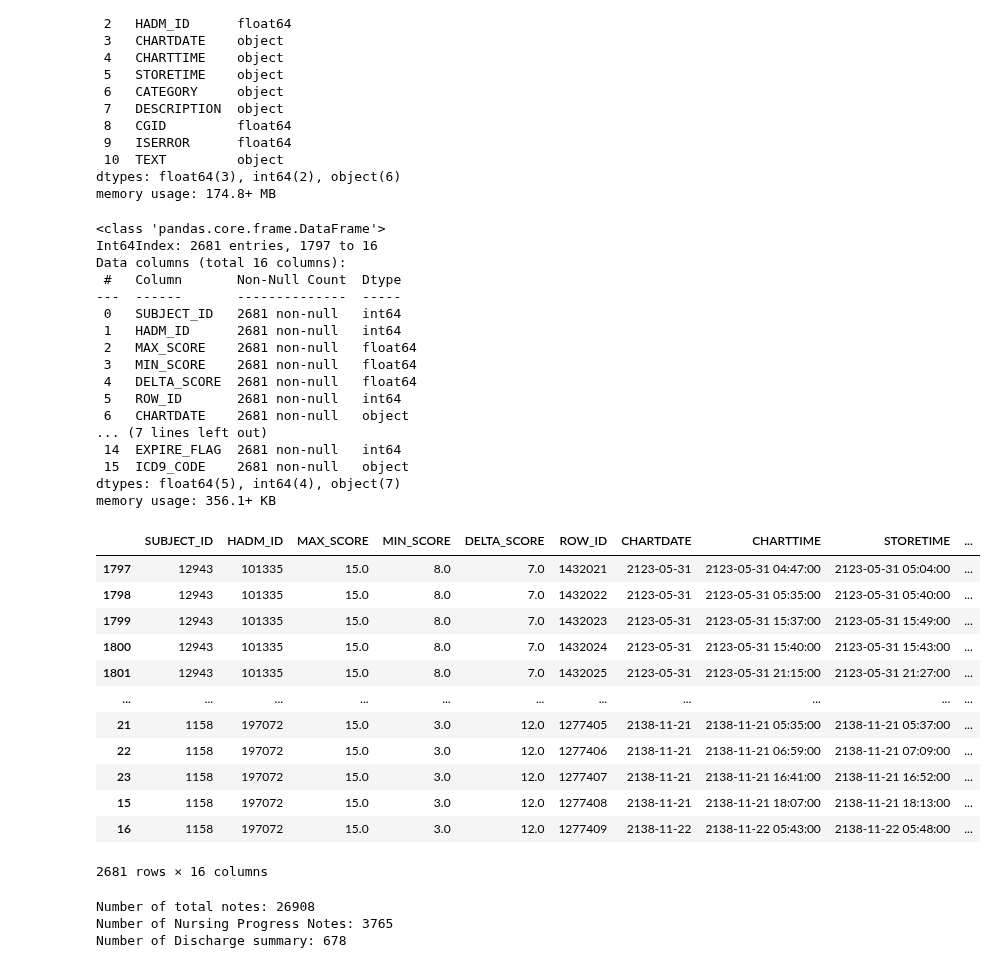
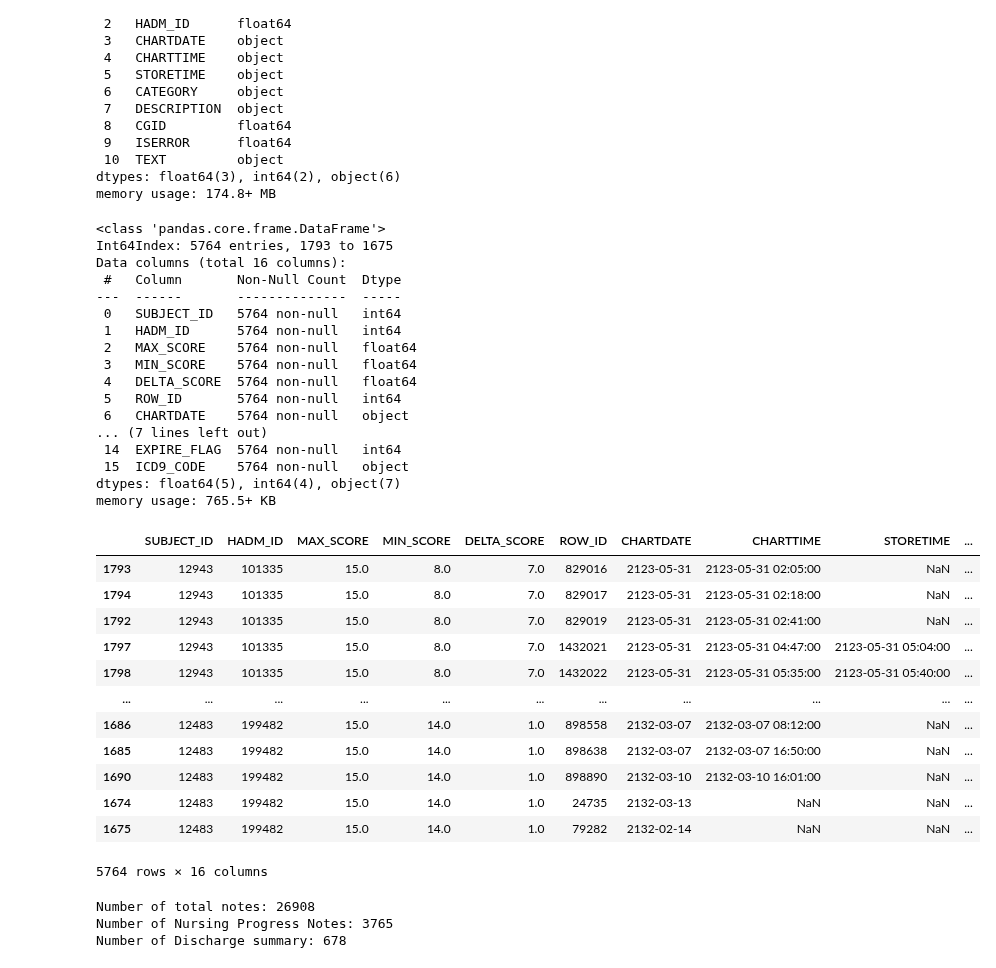
Before and after one commit to tanoManzo/mimic_trajectories, a Jupyter notebook: MIMIC_TRAJECTORY_embeddings_04_01_collect_data.ipynb, the cells around one changed output. Cells and saved outputs as stored; diff of their text form; code cells hidden in the pictures.

```diff
--- a/MIMIC_TRAJECTORY_embeddings_04_01_collect_data.ipynb
+++ b/MIMIC_TRAJECTORY_embeddings_04_01_collect_data.ipynb
@@ -265,42 +265,44 @@ memory usage: 174.8+ MB
 # %%
 df_notes_icd8xx_tsicu_gcs_scores = df_patients_icd8xx_tsicu_gcs_scores.merge(df_note_events, on=['SUBJECT_ID','HADM_ID'], how='inner')
 df_notes_icd8xx_tsicu_gcs_scores = df_notes_icd8xx_tsicu_gcs_scores.merge(df_patients[['SUBJECT_ID', 'EXPIRE_FLAG']], on=['SUBJECT_ID'], how='inner')
 df_notes_icd8xx_tsicu_gcs_scores = df_notes_icd8xx_tsicu_gcs_scores.merge(df_8xx_tsicu[['SUBJECT_ID', 'ICD9_CODE','HADM_ID']], on=['SUBJECT_ID','HADM_ID'], how='inner')
 df_notes_icd8xx_tsicu_gcs_scores = df_notes_icd8xx_tsicu_gcs_scores[df_notes_icd8xx_tsicu_gcs_scores['CATEGORY']=='Nursing/other']
-df_notes_icd8xx_tsicu_gcs_scores = df_notes_icd8xx_tsicu_gcs_scores[df_notes_icd8xx_tsicu_gcs_scores['DELTA_SCORE'] > 5.0]
+#df_notes_icd8xx_tsicu_gcs_scores = df_notes_icd8xx_tsicu_gcs_scores[df_notes_icd8xx_tsicu_gcs_scores['DELTA_SCORE'] > 5.0]
 #df_notes_icd8xx_tsicu_gcs_scores = df_notes_icd8xx_tsicu_gcs_scores[df_notes_icd8xx_tsicu_gcs_scores['EXPIRE_FLAG'] == 1] # for testing
 #df_notes_icd8xx_tsicu_gcs_scores = df_notes_icd8xx_tsicu_gcs_scores[df_notes_icd8xx_tsicu_gcs_scores['HADM_ID'] == 108474] # for testing
 df_notes_icd8xx_tsicu_gcs_scores = df_notes_icd8xx_tsicu_gcs_scores.sort_values(by=['HADM_ID','CHARTTIME'])
+#df_notes_icd8xx_tsicu_gcs_scores = df_notes_icd8xx_tsicu_gcs_scores[df_notes_icd8xx_tsicu_gcs_scores['TEXT'].str.lower().str.contains('social')]
+
 df_notes_icd8xx_tsicu_gcs_scores.info()
 df_notes_icd8xx_tsicu_gcs_scores
 # %% [output]
 <class 'pandas.core.frame.DataFrame'>
-Int64Index: 2681 entries, 1797 to 16
+Int64Index: 5764 entries, 1793 to 1675
 Data columns (total 16 columns):
  #   Column       Non-Null Count  Dtype
 ---  ------       --------------  -----
- 0   SUBJECT_ID   2681 non-null   int64
- 1   HADM_ID      2681 non-null   int64
- 2   MAX_SCORE    2681 non-null   float64
- 3   MIN_SCORE    2681 non-null   float64
- 4   DELTA_SCORE  2681 non-null   float64
- 5   ROW_ID       2681 non-null   int64
- 6   CHARTDATE    2681 non-null   object
+ 0   SUBJECT_ID   5764 non-null   int64
+ 1   HADM_ID      5764 non-null   int64
+ 2   MAX_SCORE    5764 non-null   float64
+ 3   MIN_SCORE    5764 non-null   float64
+ 4   DELTA_SCORE  5764 non-null   float64
+ 5   ROW_ID       5764 non-null   int64
+ 6   CHARTDATE    5764 non-null   object
 ... (7 lines left out)
- 14  EXPIRE_FLAG  2681 non-null   int64
- 15  ICD9_CODE    2681 non-null   object
+ 14  EXPIRE_FLAG  5764 non-null   int64
+ 15  ICD9_CODE    5764 non-null   object
 dtypes: float64(5), int64(4), object(7)
-memory usage: 356.1+ KB
+memory usage: 765.5+ KB
 |  | SUBJECT_ID | HADM_ID | MAX_SCORE | MIN_SCORE | DELTA_SCORE | ROW_ID | CHARTDATE | CHARTTIME | STORETIME | ... |
+| 1793 | 12943 | 101335 | 15.0 | 8.0 | 7.0 | 829016 | 2123-05-31 | 2123-05-31 02:05:00 | NaN | ... |
+| 1794 | 12943 | 101335 | 15.0 | 8.0 | 7.0 | 829017 | 2123-05-31 | 2123-05-31 02:18:00 | NaN | ... |
+| 1792 | 12943 | 101335 | 15.0 | 8.0 | 7.0 | 829019 | 2123-05-31 | 2123-05-31 02:41:00 | NaN | ... |
 | 1797 | 12943 | 101335 | 15.0 | 8.0 | 7.0 | 1432021 | 2123-05-31 | 2123-05-31 04:47:00 | 2123-05-31 05:04:00 | ... |
 | 1798 | 12943 | 101335 | 15.0 | 8.0 | 7.0 | 1432022 | 2123-05-31 | 2123-05-31 05:35:00 | 2123-05-31 05:40:00 | ... |
-| 1799 | 12943 | 101335 | 15.0 | 8.0 | 7.0 | 1432023 | 2123-05-31 | 2123-05-31 15:37:00 | 2123-05-31 15:49:00 | ... |
-| 1800 | 12943 | 101335 | 15.0 | 8.0 | 7.0 | 1432024 | 2123-05-31 | 2123-05-31 15:40:00 | 2123-05-31 15:43:00 | ... |
-| 1801 | 12943 | 101335 | 15.0 | 8.0 | 7.0 | 1432025 | 2123-05-31 | 2123-05-31 21:15:00 | 2123-05-31 21:27:00 | ... |
 | ... | ... | ... | ... | ... | ... | ... | ... | ... | ... | ... |
-| 21 | 1158 | 197072 | 15.0 | 3.0 | 12.0 | 1277405 | 2138-11-21 | 2138-11-21 05:35:00 | 2138-11-21 05:37:00 | ... |
-| 22 | 1158 | 197072 | 15.0 | 3.0 | 12.0 | 1277406 | 2138-11-21 | 2138-11-21 06:59:00 | 2138-11-21 07:09:00 | ... |
-| 23 | 1158 | 197072 | 15.0 | 3.0 | 12.0 | 1277407 | 2138-11-21 | 2138-11-21 16:41:00 | 2138-11-21 16:52:00 | ... |
-| 15 | 1158 | 197072 | 15.0 | 3.0 | 12.0 | 1277408 | 2138-11-21 | 2138-11-21 18:07:00 | 2138-11-21 18:13:00 | ... |
-| 16 | 1158 | 197072 | 15.0 | 3.0 | 12.0 | 1277409 | 2138-11-22 | 2138-11-22 05:43:00 | 2138-11-22 05:48:00 | ... |
+| 1686 | 12483 | 199482 | 15.0 | 14.0 | 1.0 | 898558 | 2132-03-07 | 2132-03-07 08:12:00 | NaN | ... |
+| 1685 | 12483 | 199482 | 15.0 | 14.0 | 1.0 | 898638 | 2132-03-07 | 2132-03-07 16:50:00 | NaN | ... |
+| 1690 | 12483 | 199482 | 15.0 | 14.0 | 1.0 | 898890 | 2132-03-10 | 2132-03-10 16:01:00 | NaN | ... |
+| 1674 | 12483 | 199482 | 15.0 | 14.0 | 1.0 | 24735 | 2132-03-13 | NaN | NaN | ... |
+| 1675 | 12483 | 199482 | 15.0 | 14.0 | 1.0 | 79282 | 2132-02-14 | NaN | NaN | ... |
-2681 rows × 16 columns
+5764 rows × 16 columns
```
Also changed, not shown: parts of 5 cells of this notebook.
